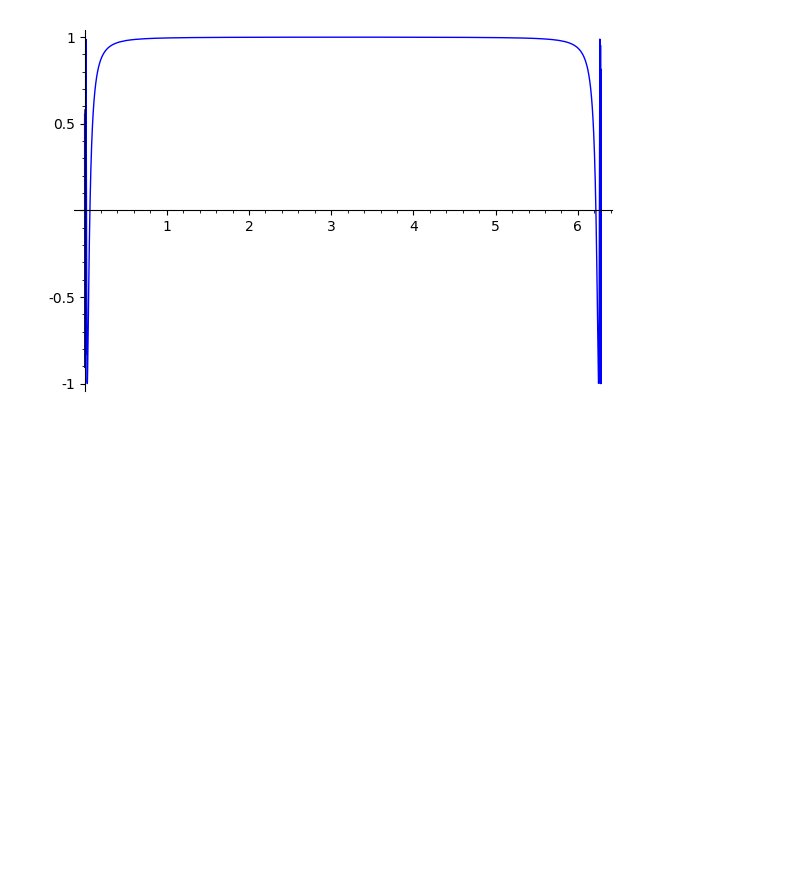
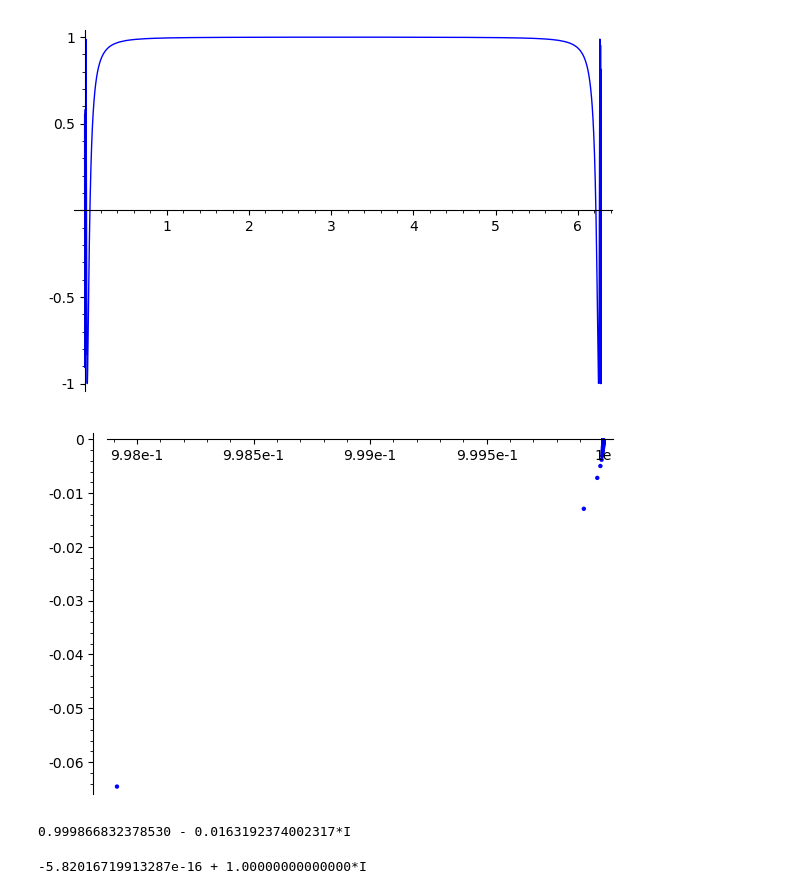
Before and after one commit to NordicMath/explore-global-weil, a Jupyter notebook: computation/CustomMComputer.ipynb, the cells around one changed output. Saved outputs shown, nothing was run; the diff lists cells and outputs as text; code cells hidden in the pictures; blank space fills up the shorter version.

```diff
--- a/computation/CustomMComputer.ipynb
+++ b/computation/CustomMComputer.ipynb
@@ -1,6 +1,6 @@
 # %%
-def cTransform(z):
-    return exp(4*pi^2/N * 1/log(z))
+def cTransform(z, n = 0):
+    return exp(4*pi^2/N * 1/(log(z) + 2*pi*n*I))
 # %%
 E = EllipticCurve("389.a1")
 print(E)
@@ -76,3 +76,15 @@ plot(lambda x: cTransform(exp(x * I)).imag_part(), 0, 2*pi)
 plot(lambda x: cTransform(exp(x * I)).real_part(), 0, 2*pi)
 # %% [output]
 [figure]
+# %%
+sum([point((z.real_part(), z.imag_part())) for z in [cTransform(I, n) for n in range(100)]]).show()
+# %% [output]
+[figure, added]
+# %%
+CC(cTransform(cTransform(I, 0), 1))
+# %% [output]
+0.999866832378530 - 0.0163192374002317*I
+# %%
+CC(cTransform(cTransform(I, 1), 0))
+# %% [output]
+-5.82016719913287e-16 + 1.00000000000000*I
```
Also changed, not shown: parts of 1 cell of this notebook, 2 other files.
